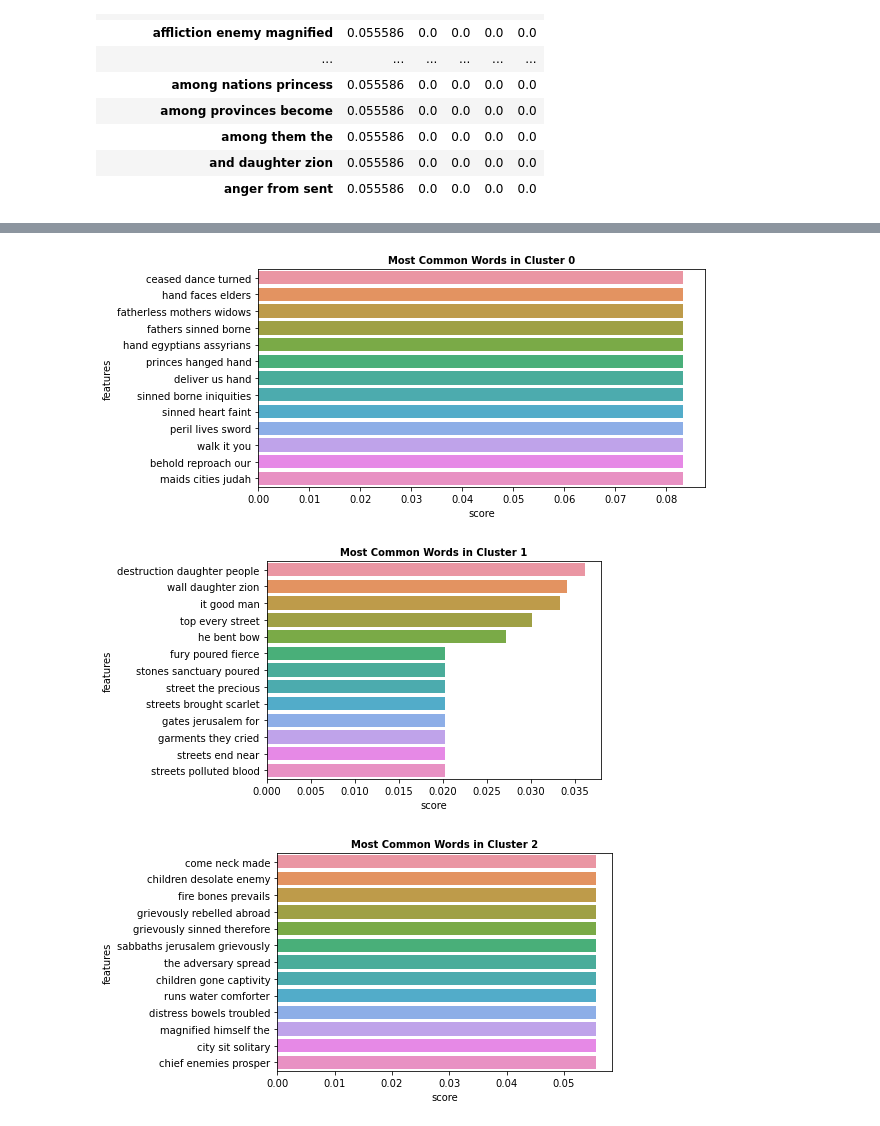
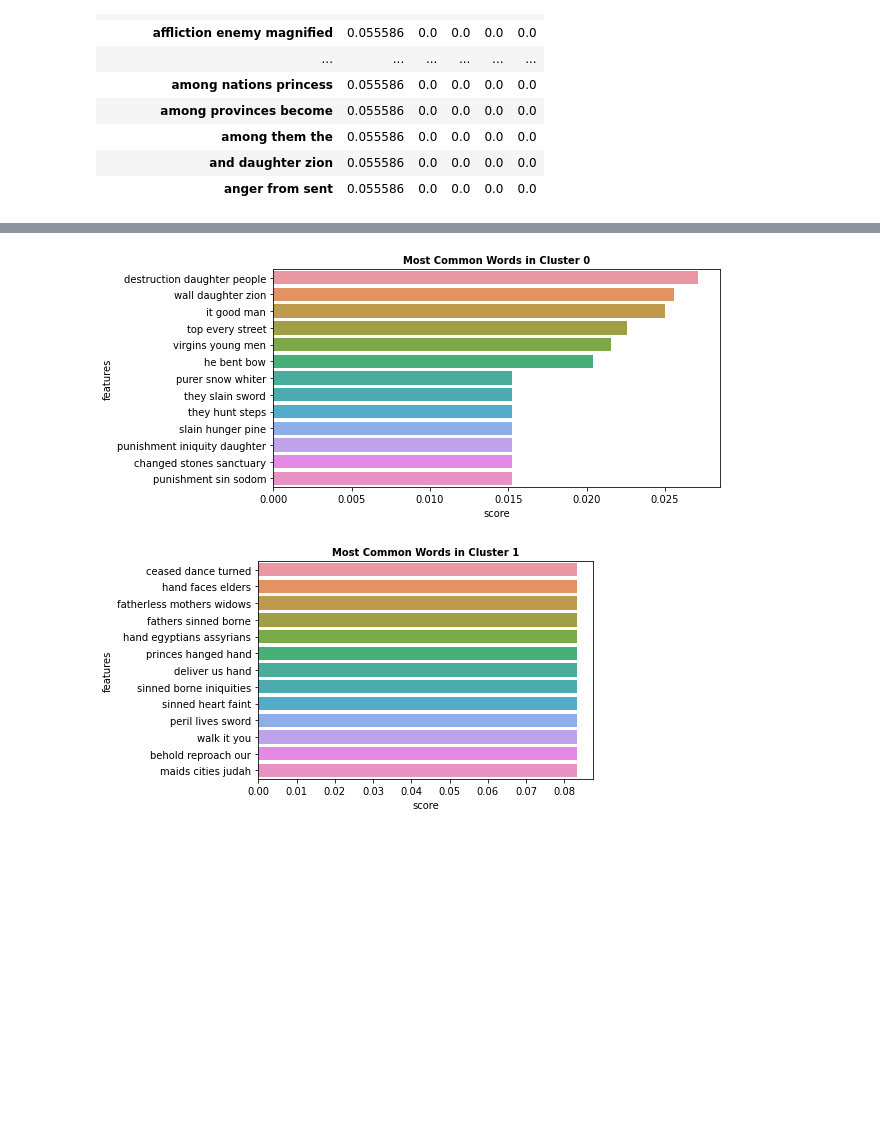
Before and after one commit to Bruno-cesar-dout/Versao_de_experimentos, a Jupyter notebook: Experimento_Lamentações.ipynb, the cells around one changed output, grey strips where cells are left out. Cells and saved outputs as stored; diff of their text form; code cells hidden in the pictures; blank space fills up the shorter version.

```diff
--- a/Experimento_Lamentações.ipynb
+++ b/Experimento_Lamentações.ipynb
@@ -153,7 +153,7 @@ def silhouette(kmeans_dict, df, plot=False):
 
         if(plot): plotSilhouette(df, n_clusters, kmeans_labels, silhouette_avg)
 # %%
-k = 3
+k = 2
 kmeans_results = run_KMeans(k, final_df)
 # %%
 silhouette(kmeans_results, final_df, plot=True)
@@ -181,18 +180,17 @@ def plotWords(dfs, n_feats):
         sns.barplot(x = 'score' , y = 'features', orient = 'h' , data = dfs[i][:n_feats])
         plt.show()
 # %%
-best_result = 3
+best_result = 2
 kmeans = kmeans_results.get(best_result)
 
 final_df_array = final_df.to_numpy()
 prediction = kmeans.predict(final_df)
 n_feats = 20
 dfs = get_top_features_cluster(final_df_array, prediction, n_feats)
 plotWords(dfs, 13)
 # %% [output]
-[figure, old version]
+[figure, new version]
-[figure, old version]
+[figure, new version]
-[figure, removed]
 # %%
 def centroidsDict(centroids, index):
     a = centroids.T[index].sort_values(ascending = False).reset_index().values
```
Also changed, not shown: parts of 4 cells of this notebook.
